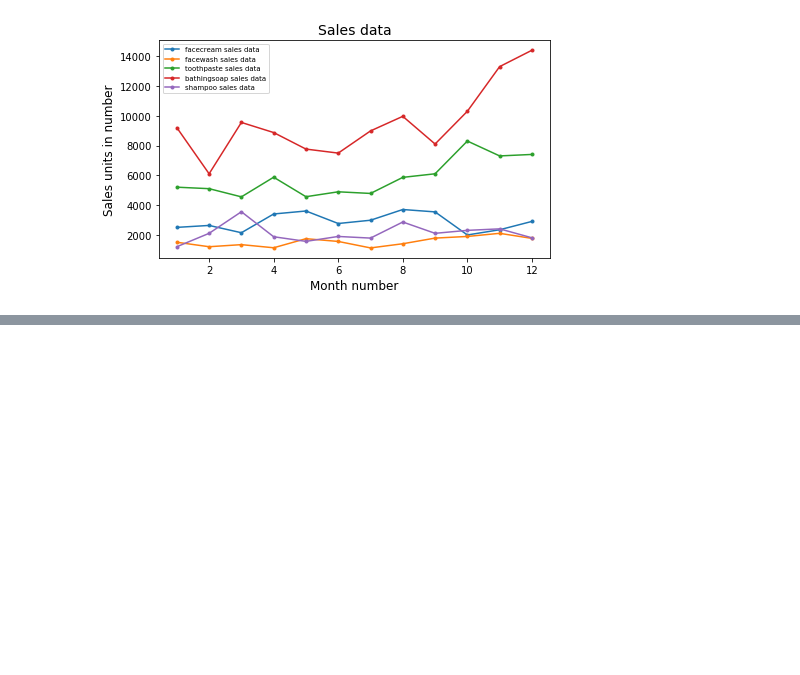
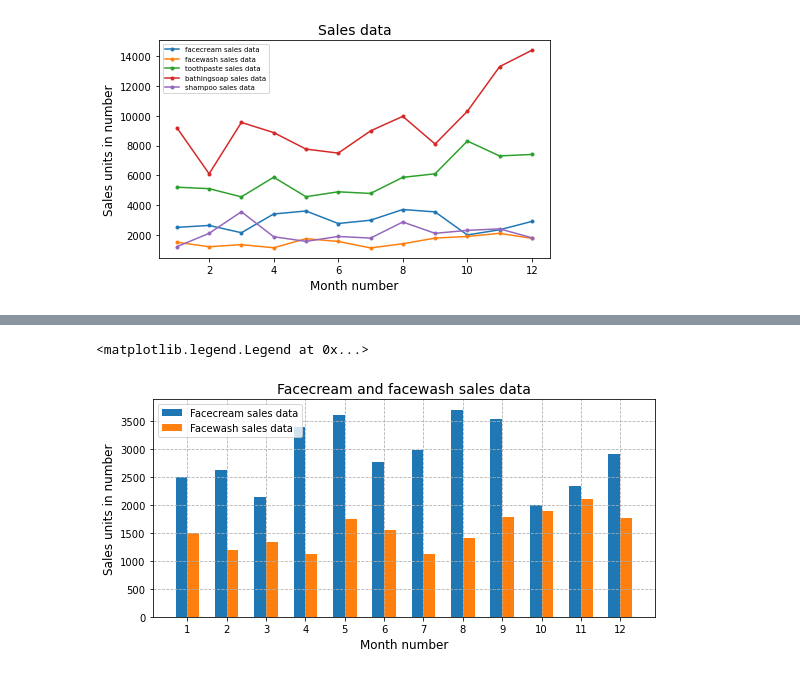
Before and after one commit to salma971/python-for-finance, a Jupyter notebook: day_03/assignments/01-matplotlib_basic_assignment.ipynb, the cells around one changed output, grey strips where cells are left out. Drawn from its saved outputs; the diff is of its cells as text; code cells hidden in the pictures; blank space fills up the shorter version.

```diff
--- a/day_03/assignments/01-matplotlib_basic_assignment.ipynb
+++ b/day_03/assignments/01-matplotlib_basic_assignment.ipynb
@@ -130,3 +146,27 @@ The bar chart should display the number of units sold per month for each product
+# %%
+# write your code here
+import pandas as pd
+import matplotlib.pyplot as plt
+
+# Import dataset
+dataset = pd.read_csv('../data/company_sales_data.csv')
+month_number= dataset['month_number']
+facecream = dataset['facecream']
+facewash = dataset['facewash']
+plt.figure(figsize=(9, 4))
+width = 0.3
+plt.bar(month_number - width/2,facecream,width=width, label = 'Facecream sales data')
+plt.bar(month_number + width/2,facewash,width=width, label = 'Facewash sales data')
+
+plt.xlabel('Month number',size=12)
+plt.ylabel('Sales units in number',size=12)
+plt.title('Facecream and facewash sales data', size=14)
+plt.xticks(month_number)
+plt.grid(linestyle = '--')
+plt.legend(loc = "upper left")
+# %% [output]
+<matplotlib.legend.Legend at 0x...>
+[figure, added]
 # %% [markdown]
 ## Exercise 6
 **Read sales data of bathing soap of all months and show it using a bar chart. Save this plot to your hard disk**
```
Also changed, not shown: parts of 13 cells of this notebook, 2 other files.
